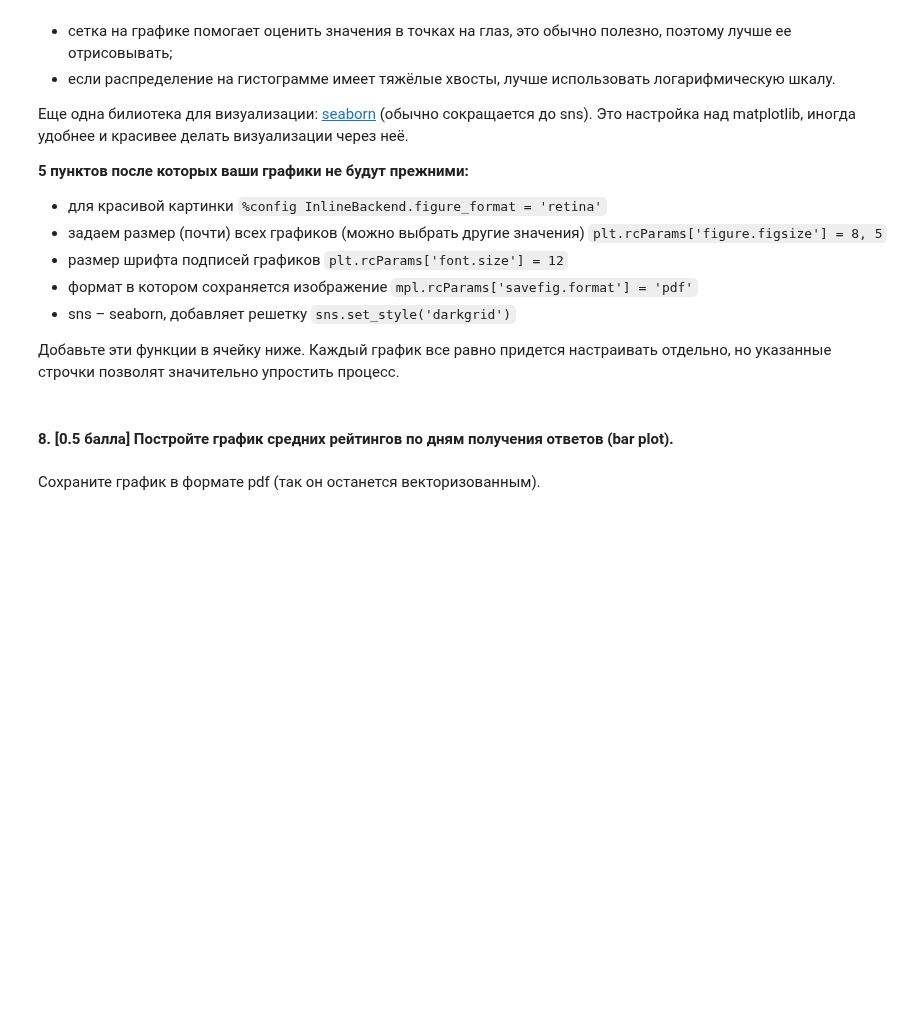
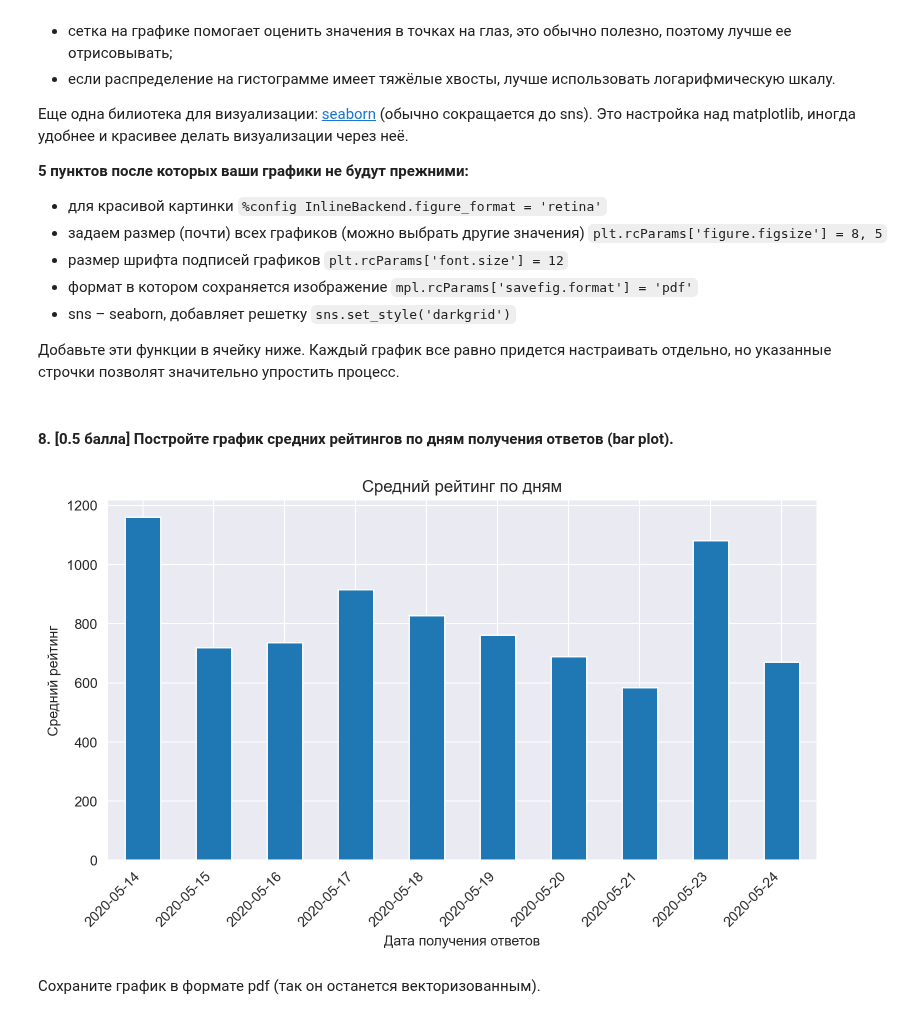
Before and after one commit to esokolov/ml-course-hse, a Jupyter notebook: 2023-fall/homeworks-practice/homework-practice-01-pandas.ipynb, the cells around one changed output. Saved outputs shown, nothing was run; the diff lists cells and outputs as text; code cells hidden in the pictures; blank space fills up the shorter version.

```diff
--- a/2023-fall/homeworks-practice/homework-practice-01-pandas.ipynb
+++ b/2023-fall/homeworks-practice/homework-practice-01-pandas.ipynb
@@ -139,0 +138,6 @@ Populating the interactive namespace from numpy and matplotlib
+# %%
+# your code
+df_sem_origin = pd.read_excel("end_seminar.xlsx")
+df = df_sem_origin
+
+df.tail(10)
@@ -157,0 +202,19 @@ Populating the interactive namespace from numpy and matplotlib
+# %%
+# your code
+quantity_no = df["is_first_time"].value_counts().get("Нет", 0)
+print(quantity_no)
+
+uniq_mask = ~df["id"].duplicated(keep=False)
+df.loc[uniq_mask, "is_first_time"] = "Да"
+
+right_quantity_no = df["is_first_time"].value_counts().get("Нет", 0)
+print(right_quantity_no)
+
+df["timestamp"] = pd.to_datetime(df["timestamp"])
+df = df.sort_values("timestamp")
+df = df.drop_duplicates(
+    subset="id", keep="last")
+df = df.sort_values(
+    ["17_group", "18_group", "id"]).reset_index(drop=True)
+
+df
@@ -217,5 +373,9 @@ import matplotlib.pyplot as plt
 import seaborn as sns
 
 # your code
+%config InlineBackend.figure_format = "retina"
+plt.rcParams["figure.figsize"] = 8, 5
+plt.rcParams["savefig.format"] = "pdf"
+sns.set_style("darkgrid")
 # %% [markdown]
 #### 8. [0.5 балла] Постройте график средних рейтингов по дням получения ответов (bar plot).
@@ -224,3 +382,20 @@ import seaborn as sns
+# %%
+# your code
+df2 = df
+df2["date"] = df["timestamp"].dt.date
+rating_date = df.groupby("date")["rating"].mean()
+
+ax = rating_date.plot(kind="bar")
+ax.set_xlabel("Дата получения ответов")
+ax.set_ylabel("Средний рейтинг")
+ax.set_title("Средний рейтинг по дням")
+plt.xticks(rotation=45, ha="right")
+plt.tight_layout()
+plt.savefig("average_rating_by_date.pdf")
+
+plt.show()
+# %% [output]
+[figure, added]
 # %% [markdown]
 Сохраните график в формате pdf (так он останется векторизованным).
 # %%
```
Also changed, not shown: parts of 27 cells of this notebook, 3 other files.
